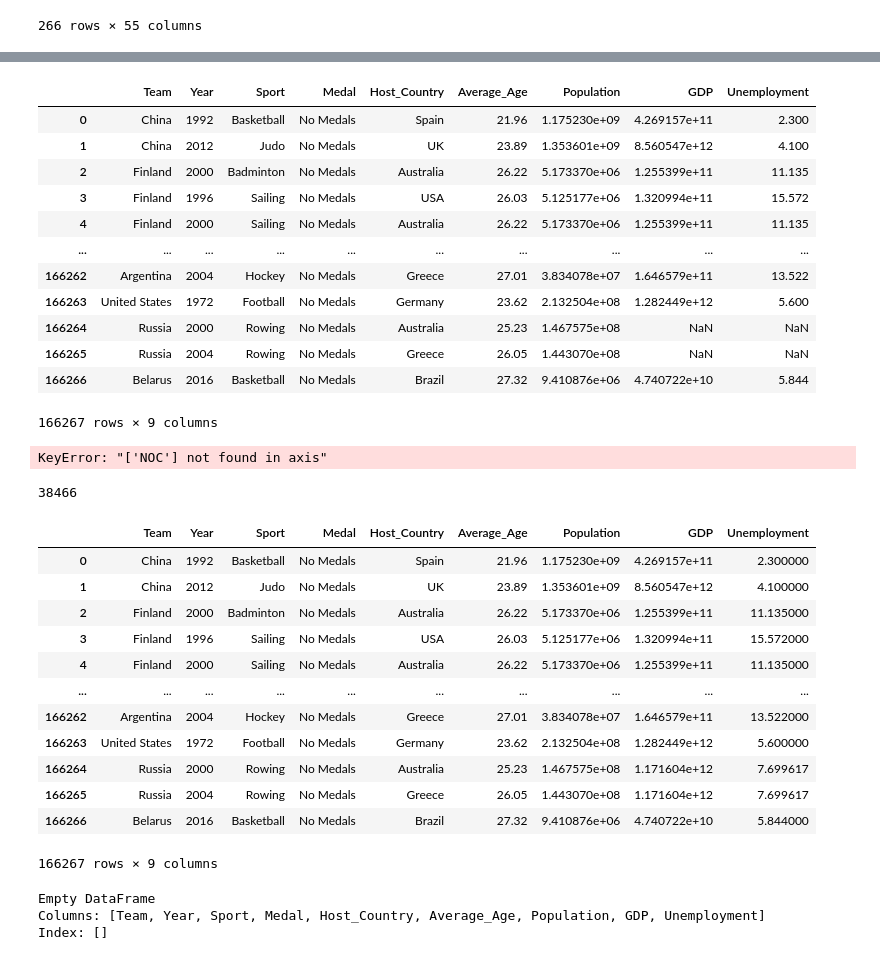
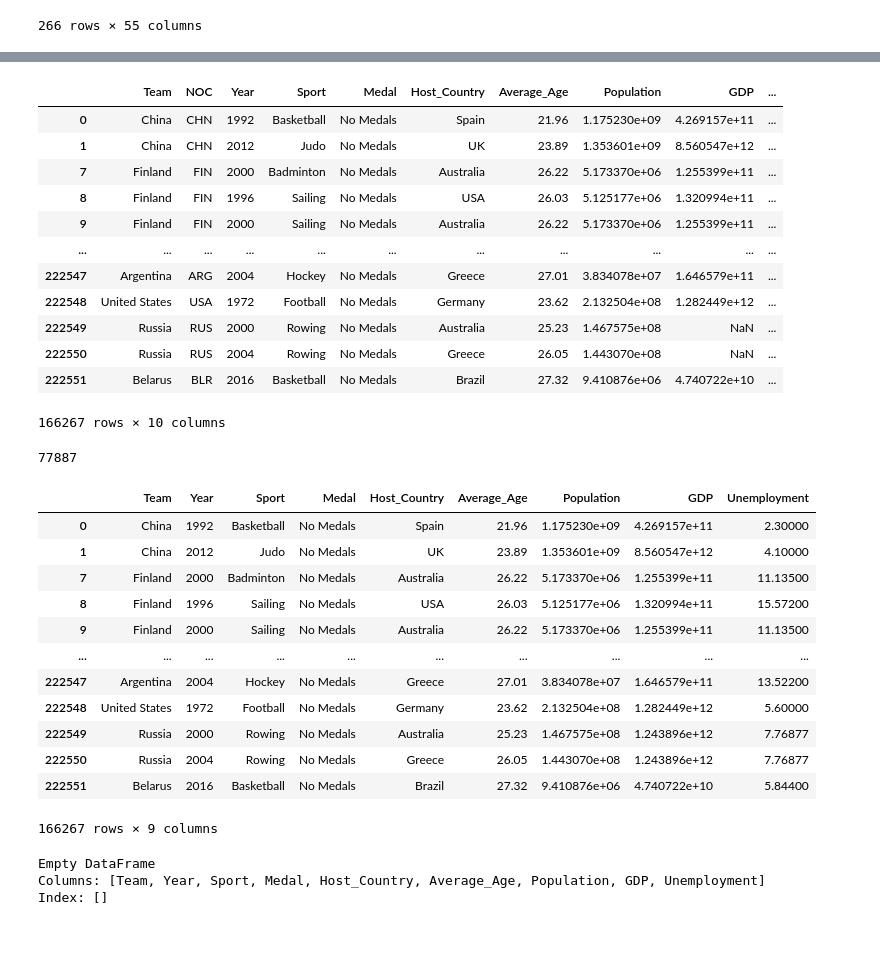
Before and after one commit to ikatyal2110/Codedex-Hackathon-Paris-Olympics-Prediction, a Jupyter notebook: Codedex_Track_3_Bravo_6.ipynb, the cells around one changed output, grey strips where cells are left out. Saved outputs shown, nothing was run; the diff lists cells and outputs as text; code cells hidden in the pictures.

```diff
--- a/Codedex_Track_3_Bravo_6.ipynb
+++ b/Codedex_Track_3_Bravo_6.ipynb
@@ -132,4 +150,6 @@ data['Year'].min()
 # %% [output]
 1896
 # %%
-country_population = pd.read_excel('/kaggle/country_population_data.xlsx')
+# Load national populations by year
+country_population = pd.read_excel('/kaggle/country_population_data.xlsx', "Data")
+country_population
@@ -292,31 +347,27 @@ merged_data = merged_data[(merged_data['Year'] > 1959)]
-# %%
-merged_data.drop(columns=['Unemployment_y'], inplace=True)
 # %%
-merged_data.rename(columns={'Unemployment_x': 'Unemployment'}, inplace=True)
+# merged_data.rename(columns={'Unemployment_x': 'Unemployment'}, inplace=True)
 merged_data
 # %% [output]
-|  | Team | Year | Sport | Medal | Host_Country | Average_Age | Population | GDP | Unemployment |
-| 0 | China | 1992 | Basketball | No Medals | Spain | 21.96 | 1.175230e+09 | 4.269157e+11 | 2.300 |
-| 1 | China | 2012 | Judo | No Medals | UK | 23.89 | 1.353601e+09 | 8.560547e+12 | 4.100 |
-| 2 | Finland | 2000 | Badminton | No Medals | Australia | 26.22 | 5.173370e+06 | 1.255399e+11 | 11.135 |
-| 3 | Finland | 1996 | Sailing | No Medals | USA | 26.03 | 5.125177e+06 | 1.320994e+11 | 15.572 |
-| 4 | Finland | 2000 | Sailing | No Medals | Australia | 26.22 | 5.173370e+06 | 1.255399e+11 | 11.135 |
-| ... | ... | ... | ... | ... | ... | ... | ... | ... | ... |
-| 166262 | Argentina | 2004 | Hockey | No Medals | Greece | 27.01 | 3.834078e+07 | 1.646579e+11 | 13.522 |
-| 166263 | United States | 1972 | Football | No Medals | Germany | 23.62 | 2.132504e+08 | 1.282449e+12 | 5.600 |
-| 166264 | Russia | 2000 | Rowing | No Medals | Australia | 25.23 | 1.467575e+08 | NaN | NaN |
-| 166265 | Russia | 2004 | Rowing | No Medals | Greece | 26.05 | 1.443070e+08 | NaN | NaN |
-| 166266 | Belarus | 2016 | Basketball | No Medals | Brazil | 27.32 | 9.410876e+06 | 4.740722e+10 | 5.844 |
+|  | Team | NOC | Year | Sport | Medal | Host_Country | Average_Age | Population | GDP | ... |
+| 0 | China | CHN | 1992 | Basketball | No Medals | Spain | 21.96 | 1.175230e+09 | 4.269157e+11 | ... |
+| 1 | China | CHN | 2012 | Judo | No Medals | UK | 23.89 | 1.353601e+09 | 8.560547e+12 | ... |
+| 7 | Finland | FIN | 2000 | Badminton | No Medals | Australia | 26.22 | 5.173370e+06 | 1.255399e+11 | ... |
+| 8 | Finland | FIN | 1996 | Sailing | No Medals | USA | 26.03 | 5.125177e+06 | 1.320994e+11 | ... |
+| 9 | Finland | FIN | 2000 | Sailing | No Medals | Australia | 26.22 | 5.173370e+06 | 1.255399e+11 | ... |
+| ... | ... | ... | ... | ... | ... | ... | ... | ... | ... | ... |
+| 222547 | Argentina | ARG | 2004 | Hockey | No Medals | Greece | 27.01 | 3.834078e+07 | 1.646579e+11 | ... |
+| 222548 | United States | USA | 1972 | Football | No Medals | Germany | 23.62 | 2.132504e+08 | 1.282449e+12 | ... |
+| 222549 | Russia | RUS | 2000 | Rowing | No Medals | Australia | 25.23 | 1.467575e+08 | NaN | ... |
+| 222550 | Russia | RUS | 2004 | Rowing | No Medals | Greece | 26.05 | 1.443070e+08 | NaN | ... |
+| 222551 | Belarus | BLR | 2016 | Basketball | No Medals | Brazil | 27.32 | 9.410876e+06 | 4.740722e+10 | ... |
-166267 rows × 9 columns
+166267 rows × 10 columns
 # %%
 merged_data.drop(columns=['NOC'], inplace=True)
-# %% [output]
-KeyError: "['NOC'] not found in axis"
 # %%
 total = merged_data.isna().any(axis=1).sum()
 total
 # %% [output]
-38466
+77887
 # %%
 average_population = merged_data['Population'].mean()
 average_GDP = merged_data['GDP'].mean()
@@ -330,17 +381,17 @@ merged_data['Average_Age'] = merged_data['Average_Age'].fillna(average_Age)
 merged_data
 # %% [output]
 |  | Team | Year | Sport | Medal | Host_Country | Average_Age | Population | GDP | Unemployment |
-| 0 | China | 1992 | Basketball | No Medals | Spain | 21.96 | 1.175230e+09 | 4.269157e+11 | 2.300000 |
-| 1 | China | 2012 | Judo | No Medals | UK | 23.89 | 1.353601e+09 | 8.560547e+12 | 4.100000 |
-| 2 | Finland | 2000 | Badminton | No Medals | Australia | 26.22 | 5.173370e+06 | 1.255399e+11 | 11.135000 |
-| 3 | Finland | 1996 | Sailing | No Medals | USA | 26.03 | 5.125177e+06 | 1.320994e+11 | 15.572000 |
-| 4 | Finland | 2000 | Sailing | No Medals | Australia | 26.22 | 5.173370e+06 | 1.255399e+11 | 11.135000 |
+| 0 | China | 1992 | Basketball | No Medals | Spain | 21.96 | 1.175230e+09 | 4.269157e+11 | 2.30000 |
+| 1 | China | 2012 | Judo | No Medals | UK | 23.89 | 1.353601e+09 | 8.560547e+12 | 4.10000 |
+| 7 | Finland | 2000 | Badminton | No Medals | Australia | 26.22 | 5.173370e+06 | 1.255399e+11 | 11.13500 |
+| 8 | Finland | 1996 | Sailing | No Medals | USA | 26.03 | 5.125177e+06 | 1.320994e+11 | 15.57200 |
+| 9 | Finland | 2000 | Sailing | No Medals | Australia | 26.22 | 5.173370e+06 | 1.255399e+11 | 11.13500 |
 | ... | ... | ... | ... | ... | ... | ... | ... | ... | ... |
-| 166262 | Argentina | 2004 | Hockey | No Medals | Greece | 27.01 | 3.834078e+07 | 1.646579e+11 | 13.522000 |
-| 166263 | United States | 1972 | Football | No Medals | Germany | 23.62 | 2.132504e+08 | 1.282449e+12 | 5.600000 |
-| 166264 | Russia | 2000 | Rowing | No Medals | Australia | 25.23 | 1.467575e+08 | 1.171604e+12 | 7.699617 |
-| 166265 | Russia | 2004 | Rowing | No Medals | Greece | 26.05 | 1.443070e+08 | 1.171604e+12 | 7.699617 |
-| 166266 | Belarus | 2016 | Basketball | No Medals | Brazil | 27.32 | 9.410876e+06 | 4.740722e+10 | 5.844000 |
+| 222547 | Argentina | 2004 | Hockey | No Medals | Greece | 27.01 | 3.834078e+07 | 1.646579e+11 | 13.52200 |
+| 222548 | United States | 1972 | Football | No Medals | Germany | 23.62 | 2.132504e+08 | 1.282449e+12 | 5.60000 |
+| 222549 | Russia | 2000 | Rowing | No Medals | Australia | 25.23 | 1.467575e+08 | 1.243896e+12 | 7.76877 |
+| 222550 | Russia | 2004 | Rowing | No Medals | Greece | 26.05 | 1.443070e+08 | 1.243896e+12 | 7.76877 |
+| 222551 | Belarus | 2016 | Basketball | No Medals | Brazil | 27.32 | 9.410876e+06 | 4.740722e+10 | 5.84400 |
 166267 rows × 9 columns
 # %%
 total = merged_data.isna().any(axis=1)
```
Also changed, not shown: parts of 47 cells of this notebook.
